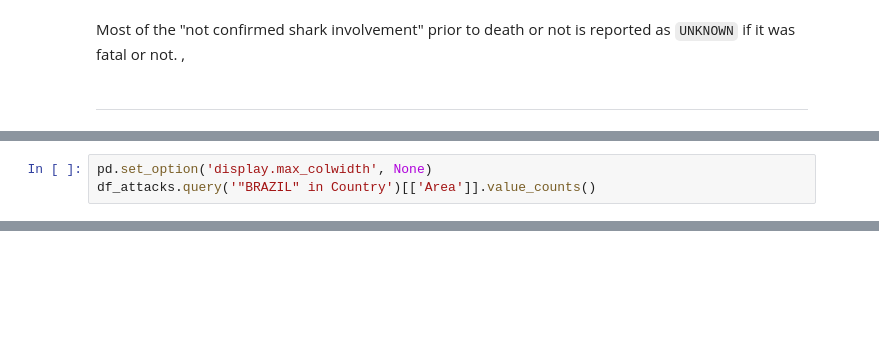
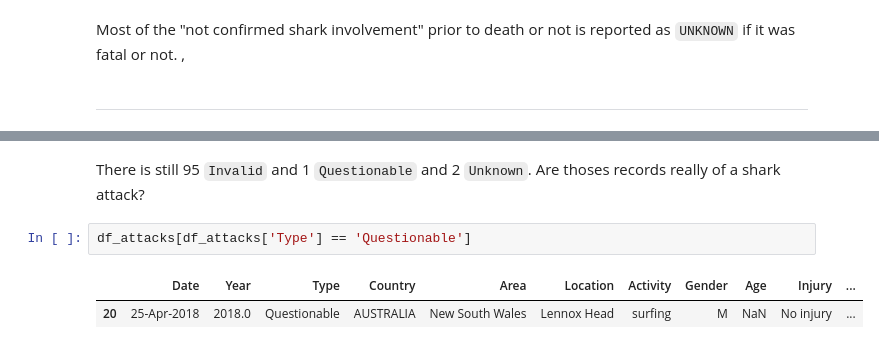
Before and after one commit to natmceoldo/shark-attack, a Jupyter notebook: notebook/shark-attack-data_cleaning.ipynb, the cells around one changed output, grey strips where cells are left out. Saved outputs shown, nothing was run; the diff lists cells and outputs as text; blank space fills up the shorter version.

```diff
--- a/notebook/shark-attack-data_cleaning.ipynb
+++ b/notebook/shark-attack-data_cleaning.ipynb
@@ -828,3 +824,0 @@ len(df_attacks['Year'].value_counts())
-# %%
-pd.set_option('display.max_colwidth', None)
-df_attacks.query('"BRAZIL" in Country')[['Area']].value_counts()
@@ -871,0 +849,7 @@ df_attacks.groupby(by=['Year', 'Activity'], as_index=True).agg({'Activity' : 'co
+# %% [markdown]
+There is still 95 `Invalid` and 1 `Questionable` and 2 `Unknown`. Are thoses records really of a shark attack?
+# %%
+df_attacks[df_attacks['Type'] == 'Questionable']
+# %% [output]
+|  | Date | Year | Type | Country | Area | Location | Activity | Gender | Age | Injury | ... |
+| 20 | 25-Apr-2018 | 2018.0 | Questionable | AUSTRALIA | New South Wales | Lennox Head | surfing | M | NaN | No injury | ... |
```
Also changed, not shown: parts of 40 cells of this notebook, 1 other file.
